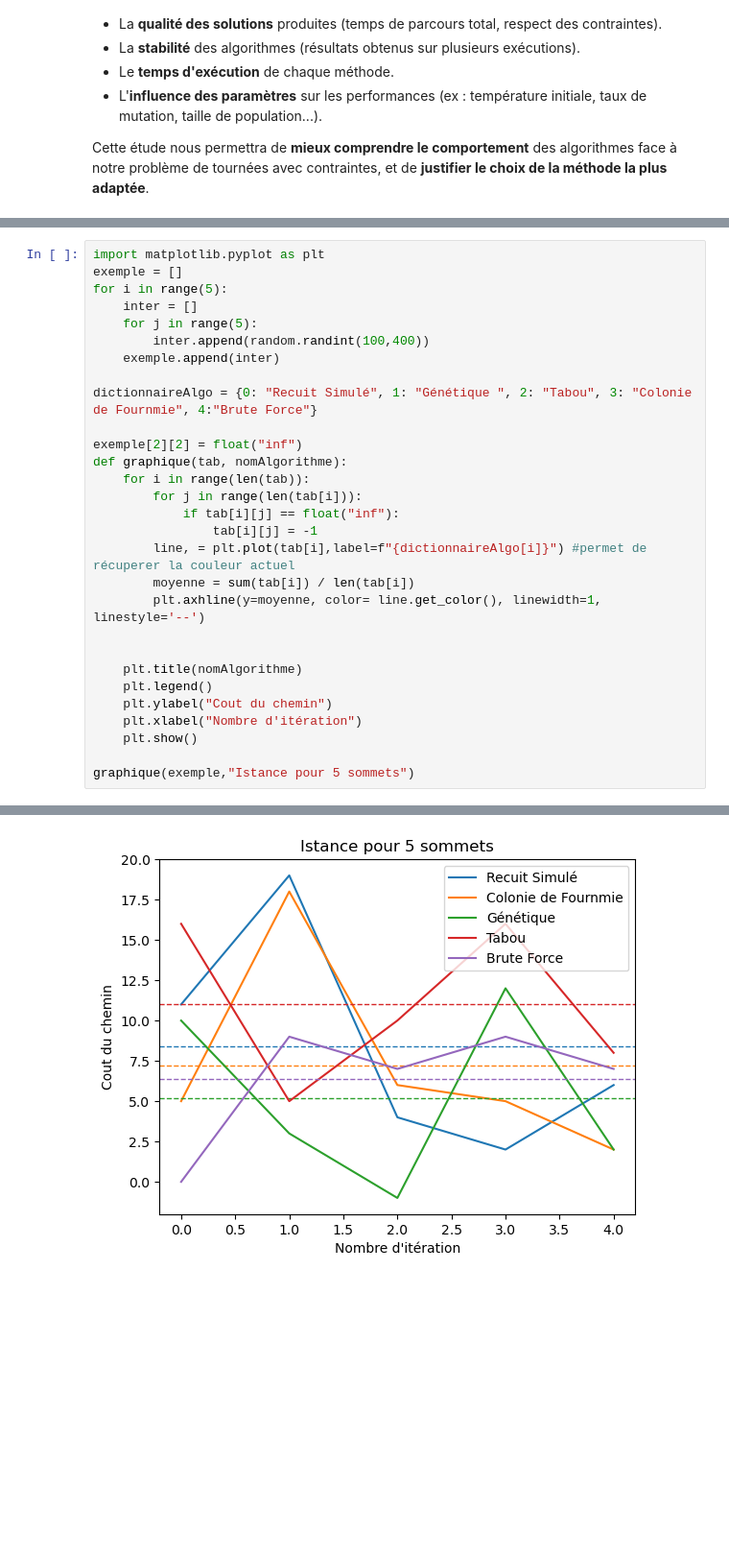
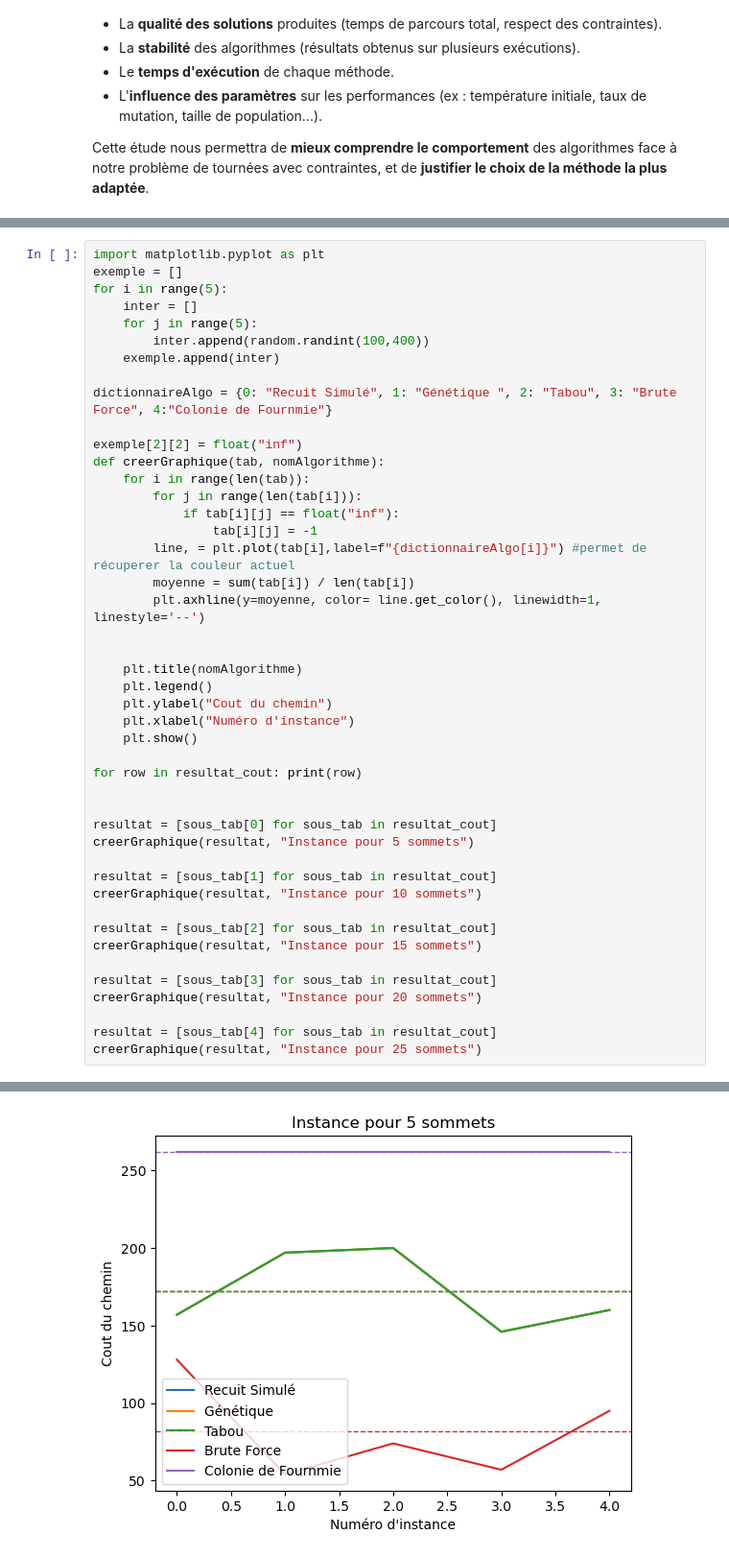
Before and after one commit to KisaPulga/Recherche_Operationnelle_Groupe_1, a Jupyter notebook: livrable_Groupe_1.ipynb, the cells around one changed output, grey strips where cells are left out. Shown: that part at 96% size. Drawn from its saved outputs; the diff is of its cells as text; blank space fills up the shorter version.

Commit message:
fix: fonction de creation de graphe

```diff
--- a/livrable_Groupe_1.ipynb
+++ b/livrable_Groupe_1.ipynb
@@ -1345,10 +1344,10 @@ for i in range(5):
         inter.append(random.randint(100,400))
     exemple.append(inter)
 
-dictionnaireAlgo = {0: "Recuit Simulé", 1: "Génétique ", 2: "Tabou", 3: "Colonie de Fournmie", 4:"Brute Force"}
+dictionnaireAlgo = {0: "Recuit Simulé", 1: "Génétique ", 2: "Tabou", 3: "Brute Force", 4:"Colonie de Fournmie"}
 
 exemple[2][2] = float("inf")
-def graphique(tab, nomAlgorithme):
+def creerGraphique(tab, nomAlgorithme):
     for i in range(len(tab)):
         for j in range(len(tab[i])):
             if tab[i][j] == float("inf"):
@@ -1361,8 +1360,24 @@ def graphique(tab, nomAlgorithme):
     plt.title(nomAlgorithme)
     plt.legend()
     plt.ylabel("Cout du chemin")
-    plt.xlabel("Nombre d'itération")
+    plt.xlabel("Numéro d'instance")
     plt.show()
 
-graphique(exemple,"Istance pour 5 sommets")
+for row in resultat_cout: print(row)
+
+
+resultat = [sous_tab[0] for sous_tab in resultat_cout]
+creerGraphique(resultat, "Instance pour 5 sommets")
+
+resultat = [sous_tab[1] for sous_tab in resultat_cout]
+creerGraphique(resultat, "Instance pour 10 sommets")
+
+resultat = [sous_tab[2] for sous_tab in resultat_cout]
+creerGraphique(resultat, "Instance pour 15 sommets")
+
+resultat = [sous_tab[3] for sous_tab in resultat_cout]
+creerGraphique(resultat, "Instance pour 20 sommets")
+
+resultat = [sous_tab[4] for sous_tab in resultat_cout]
+creerGraphique(resultat, "Instance pour 25 sommets")
 # %% [output]
@@ -1369 +1389 @@ graphique(exemple,"Istance pour 5 sommets")
-[figure, old version]
+[figure, new version]
```
Also changed, not shown: parts of 4 cells of this notebook.
